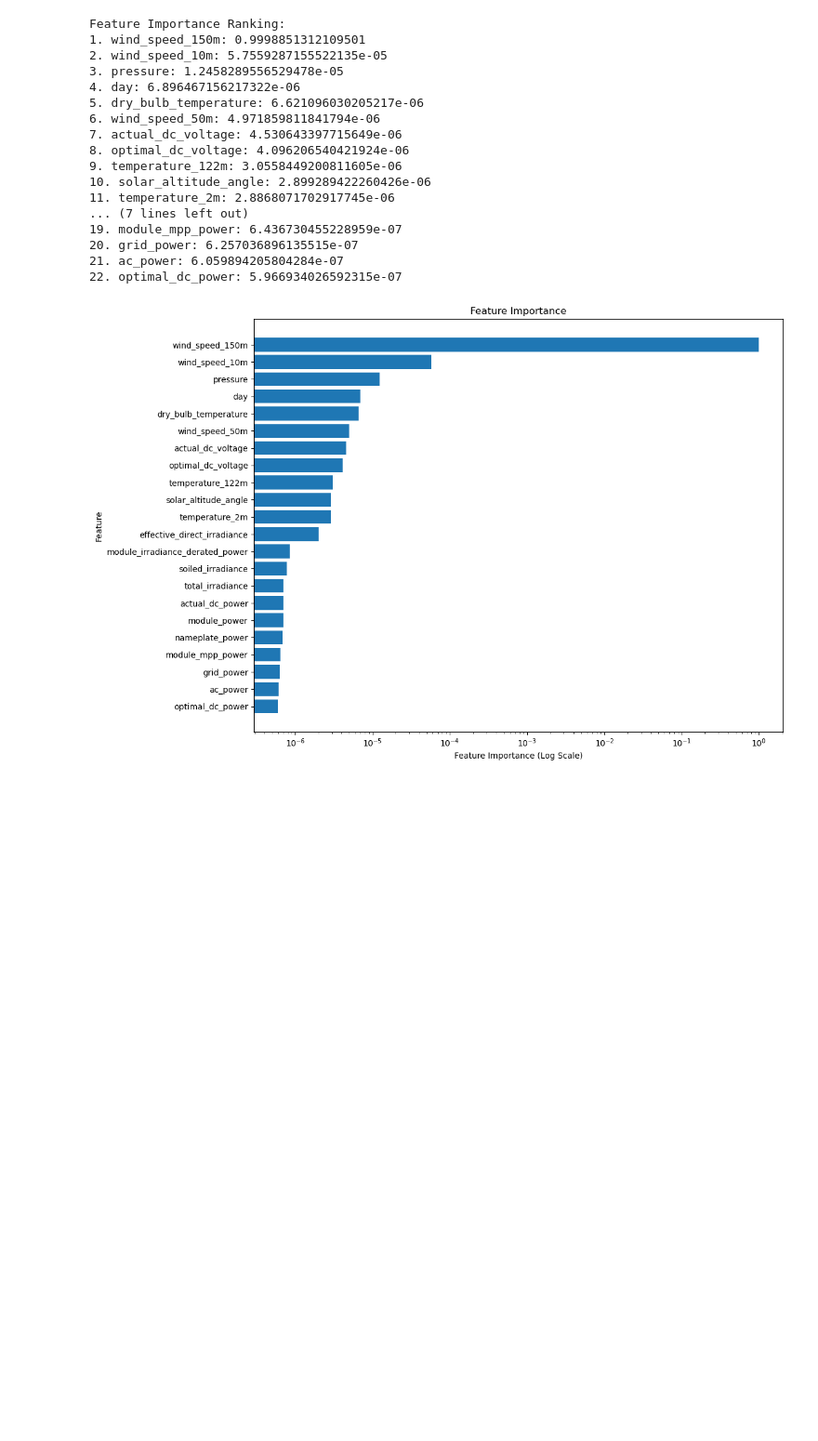
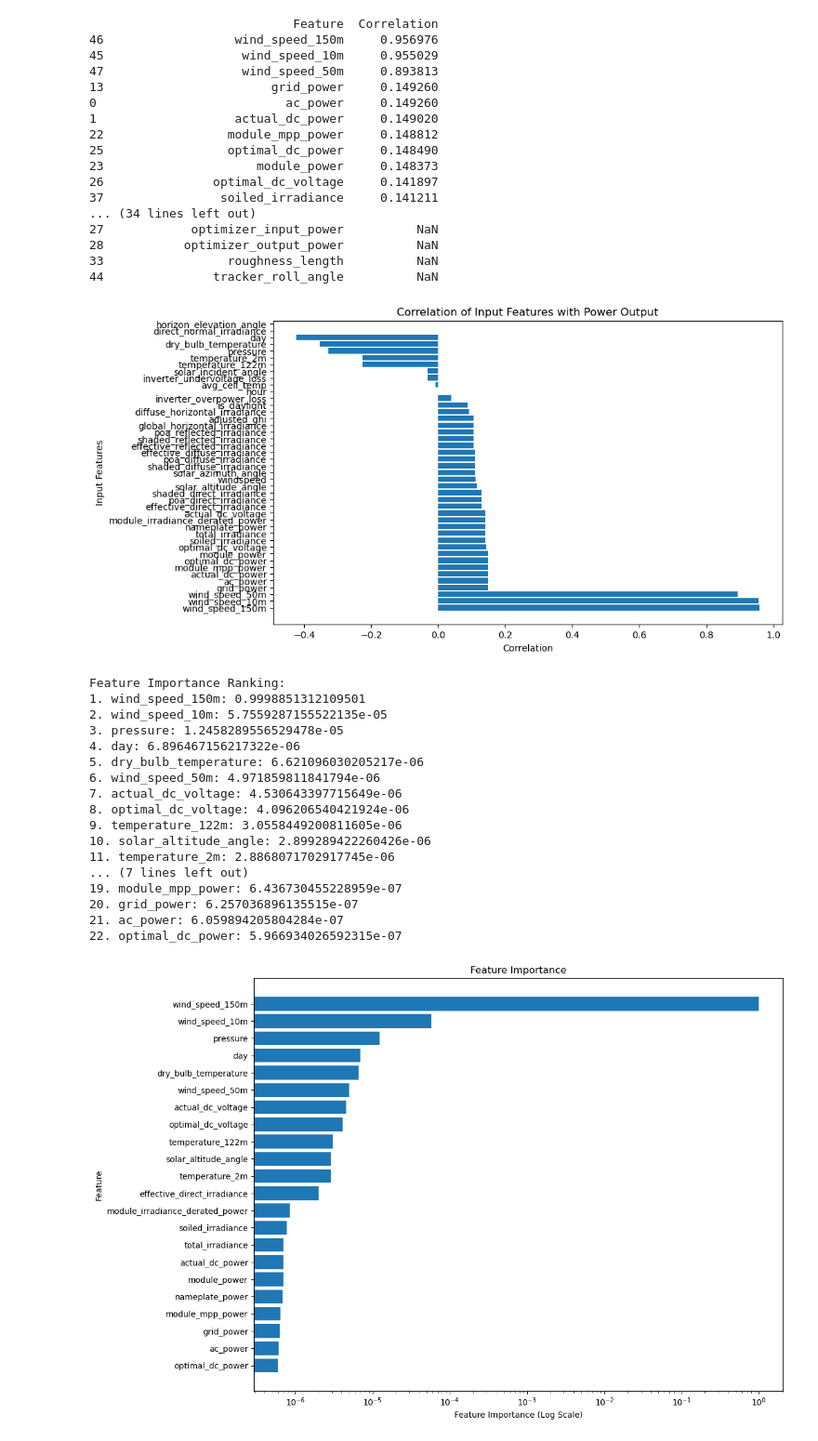
Before and after one commit to arjunkadayanthra/SolarWind, a Jupyter notebook: regression.ipynb, the cells around one changed output. Shown: that part at 93% size. Saved outputs shown, nothing was run; the diff lists cells and outputs as text; code cells hidden in the pictures; blank space fills up the shorter version.

```diff
--- a/regression.ipynb
+++ b/regression.ipynb
@@ -76,6 +77,45 @@ X_test_scaled = scaler_X.transform(X_val)
 scaler_y = StandardScaler()
 y_train_scaled = scaler_y.fit_transform(y_train.values.reshape(-1, 1))  # Reshape y_train
 y_test_scaled = scaler_y.fit_transform(y_val.values.reshape(-1, 1))
+# %%
+import pandas as pd
+import numpy as np
+import matplotlib.pyplot as plt
+
+# input_features = data.columns
+# Calculate correlation
+correlation = pd.DataFrame({'Feature': input_features})
+correlation['Correlation'] = [np.corrcoef(X_train_scaled[:, i], y_train_scaled.flatten())[0, 1] for i in range(X_train_scaled.shape[1])]
+correlation = correlation.sort_values(by='Correlation', ascending=False)
+
+print(correlation)
+
+# Plot correlation values
+plt.figure(figsize=(10, 6))
+plt.barh(correlation['Feature'], correlation['Correlation'])
+plt.xlabel("Correlation")
+plt.ylabel("Input Features")
+plt.title("Correlation of Input Features with Power Output")
+plt.show()
+# %% [output]
+                            Feature  Correlation
+46                  wind_speed_150m     0.956976
+45                   wind_speed_10m     0.955029
+47                   wind_speed_50m     0.893813
+13                       grid_power     0.149260
+0                          ac_power     0.149260
+1                   actual_dc_power     0.149020
+22                 module_mpp_power     0.148812
+25                 optimal_dc_power     0.148490
+23                     module_power     0.148373
+26               optimal_dc_voltage     0.141897
+37                soiled_irradiance     0.141211
+... (34 lines left out)
+27            optimizer_input_power          NaN
+28           optimizer_output_power          NaN
+33                 roughness_length          NaN
+44               tracker_roll_angle          NaN
+[figure, added]
 # %%
 from sklearn.metrics import mean_squared_error, mean_absolute_error
 from sklearn.linear_model import LinearRegression
```
Also changed, not shown: parts of 8 cells of this notebook.
